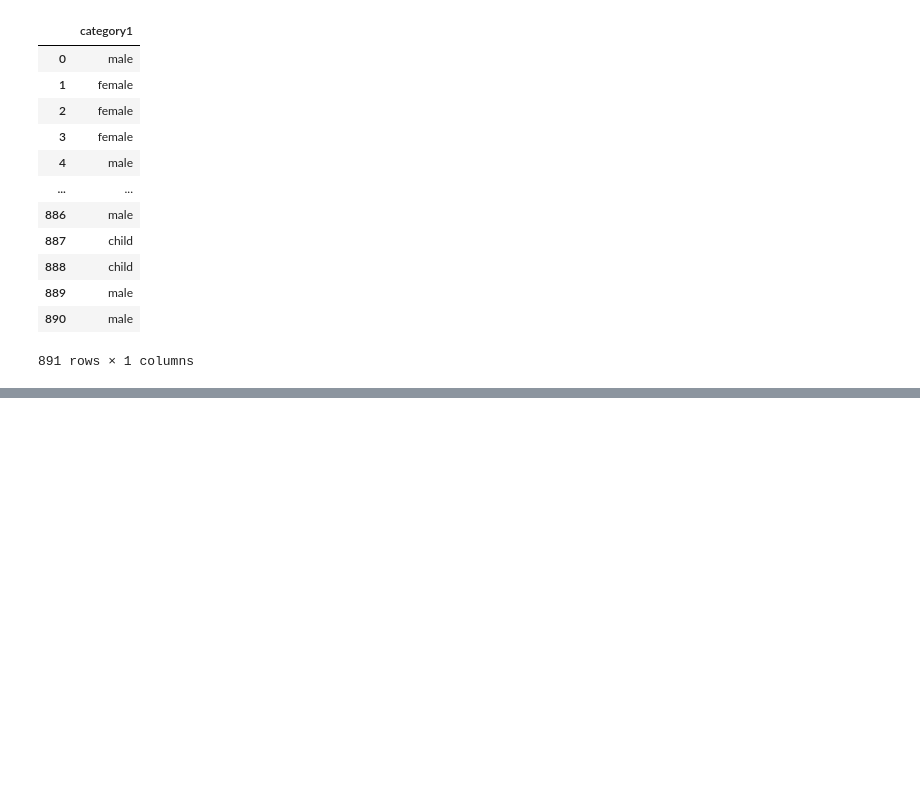
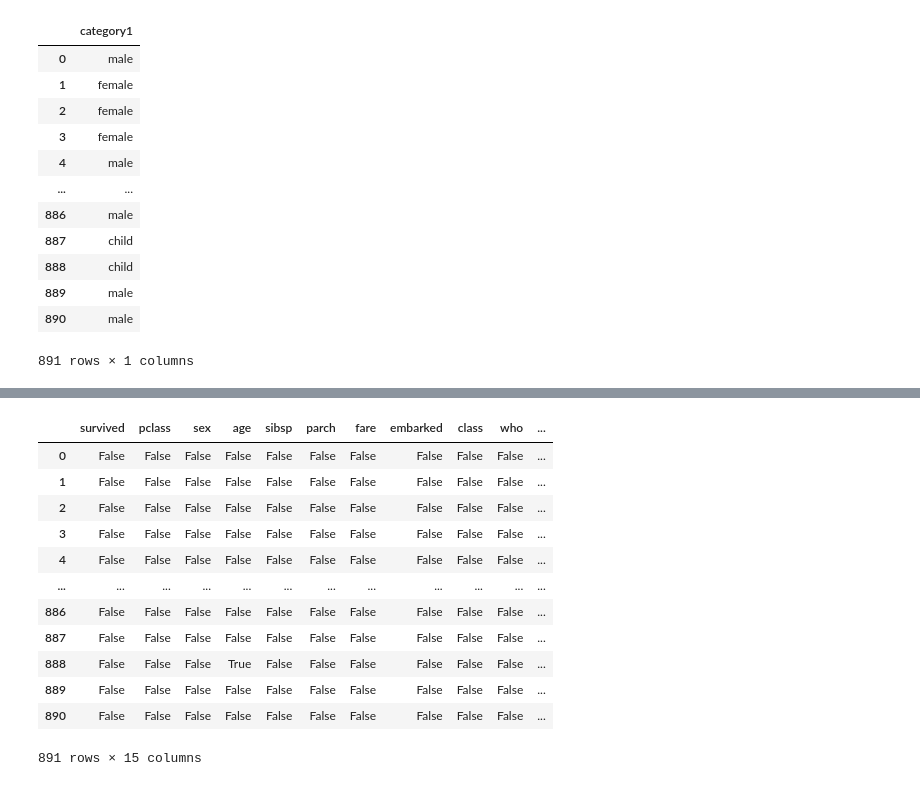
Before and after one commit to wowgang/DataAnalysis_Lecture-2023.04, a Jupyter notebook: 02.Pandas/05.데이터조작.ipynb, the cells around one changed output, grey strips where cells are left out. Saved outputs shown, nothing was run; the diff lists cells and outputs as text; code cells hidden in the pictures; blank space fills up the shorter version.

```diff
--- a/02.Pandas/05.데이터조작.ipynb
+++ b/02.Pandas/05.데이터조작.ipynb
@@ -558,0 +606,3 @@ df
+# %%
+dt = titanic = sns.load_dataset('titanic') # dt 타이타닉데이터프레임
+dt
@@ -558,0 +623,18 @@ df
+# %%
+# 어느 열에 결측치가 있는지 확인 isna()
+# isna의 경우 결측값이면 True 반환, 정상값이면 False반환
+dt.isna()
+# %% [output]
+|  | survived | pclass | sex | age | sibsp | parch | fare | embarked | class | who | ... |
+| 0 | False | False | False | False | False | False | False | False | False | False | ... |
+| 1 | False | False | False | False | False | False | False | False | False | False | ... |
+| 2 | False | False | False | False | False | False | False | False | False | False | ... |
+| 3 | False | False | False | False | False | False | False | False | False | False | ... |
+| 4 | False | False | False | False | False | False | False | False | False | False | ... |
+| ... | ... | ... | ... | ... | ... | ... | ... | ... | ... | ... | ... |
+| 886 | False | False | False | False | False | False | False | False | False | False | ... |
+| 887 | False | False | False | False | False | False | False | False | False | False | ... |
+| 888 | False | False | False | True | False | False | False | False | False | False | ... |
+| 889 | False | False | False | False | False | False | False | False | False | False | ... |
+| 890 | False | False | False | False | False | False | False | False | False | False | ... |
+891 rows × 15 columns
```
Also changed, not shown: parts of 42 cells of this notebook, 15 other files.
